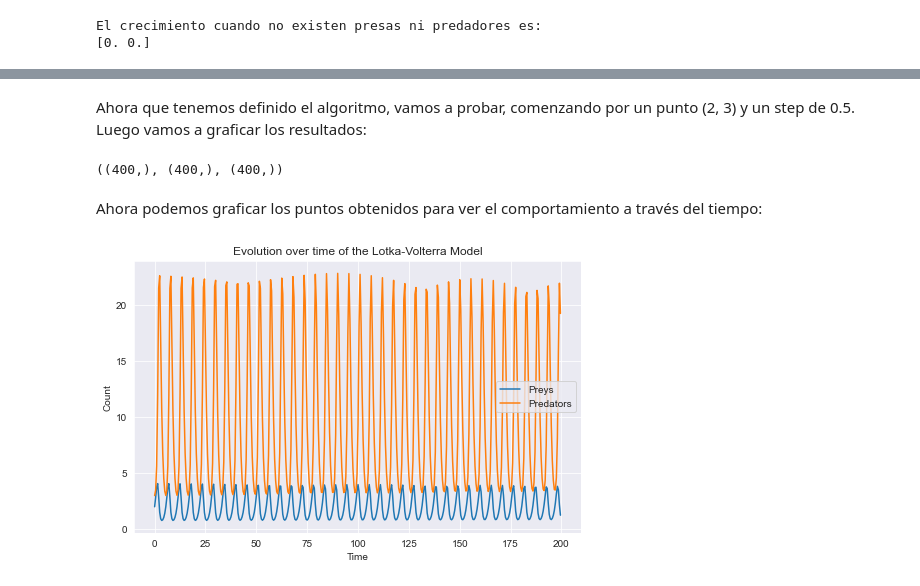
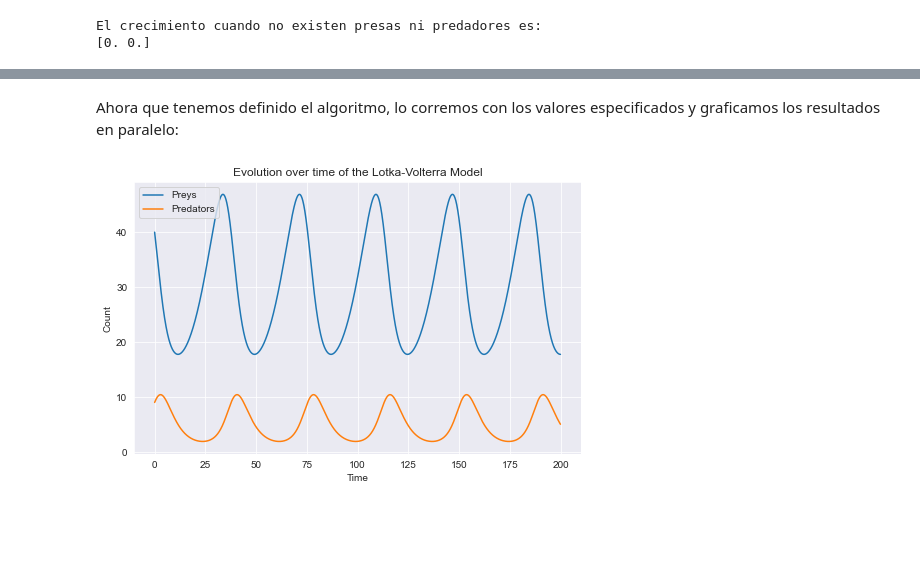
Before and after one commit to rusito-23/RedesNeuronales2020, a Jupyter notebook: notebooks/practico_1.ipynb, the cells around one changed output, grey strips where cells are left out. Drawn from its saved outputs; the diff is of its cells as text; code cells hidden in the pictures; blank space fills up the shorter version.

Commit message:
[ LotkaVolterra initial value problem ]

```diff
--- a/notebooks/practico_1.ipynb
+++ b/notebooks/practico_1.ipynb
@@ -63,10 +63,10 @@ class LotkaVolterraModel:
 Ahora podemos inicializar el modelo con los índices dados, y hacemos una verificación rápida, probando evaluar el crecimiento de las presas y sus predadores utilizando un valor inicial de 0 para ambos:
 # %%
 lotkaVolterra = LotkaVolterraModel(
-    alpha=1.0,
-    beta=0.1,
-    gamma=1.5,
-    delta=0.75
+    alpha=.1,
+    beta=.02,
+    gamma=.3,
+    delta=.01
 )
 
 print(f"""
@@ -87,20 +89,20 @@ Ahora, vamos a buscar graficar el flujo de crecimiento de estos valores a travé
 Runge-Kutta4 Algorithm.
 Parameters:
     callable model: Model to evaluate each step
-    (float, float) initial: Initial point
-    int max_x: X value for which the algorithm will stop
-    float h: Step that should be taken on each iteration (default: 0.5)
+    (float, float) p: Initial (x, y) points
+    (float, float) trange: Range value for t values
+    float h: Step that should be taken on each iteration
 Returns:
     np.array(np.float32) X: Used x points
     np.array(np.float32) Y: Used y points
     np.array(np.float32) T: Used time points
 """
-def rungeKutta4(model, initial, max_x, h=0.5):
+def rungeKutta4(model, p, trange, h):
     # initialize points
-    T = np.arange(0, max_x, h, np.float32)
+    T = np.arange(0, 200, h, np.float32)
 
     # initialize helpers and result
-    x, y = initial
+    x, y = p
     r = np.array([x, y], np.float32)
     X, Y = np.array([], np.float32), np.array([], np.float32)
 
@@ -118,29 +120,23 @@ def rungeKutta4(model, initial, max_x, h=0.5):
         r += (k1 + 2 * k2 + 2 * k3 + k4)/6
 
     return X, Y, T
-# %% [markdown]
-Ahora que tenemos definido el algoritmo, vamos a probar, comenzando por un punto (2, 3) y un step de 0.5.
-Luego vamos a graficar los resultados:
-# %%
-X, Y, T = rungeKutta4(
-    lotkaVolterra,
-    initial=(2, 3),
-    max_x=200
-)
-
-X.shape, Y.shape, T.shape
-# %% [output]
-((400,), (400,), (400,))
-# %% [markdown]
-Ahora podemos graficar los puntos obtenidos para ver el comportamiento a través del tiempo:
+# %% [markdown]
+Ahora que tenemos definido el algoritmo, lo corremos con los valores especificados y graficamos los resultados en paralelo:
 # %%
+P, D, T = rungeKutta4(
+    lotkaVolterra,
+    p=(40, 9),
+    trange=(0, 200),
+    h=0.05
+)
+
 f, ax = plt.subplots(1, figsize=(8, 5))
-ax.plot(T, X, label='Preys')
-ax.plot(T, Y, label='Predators')
+ax.plot(T, P, label='Preys')
+ax.plot(T, D, label='Predators')
 ax.set_title('Evolution over time of the Lotka-Volterra Model')
 ax.set_xlabel('Time')
 ax.set_ylabel('Count')
 ax.legend()
 plt.show()
 # %% [output]
-[figure, old version]
+[figure, new version]
```
Also changed, not shown: parts of 1 cell of this notebook.
